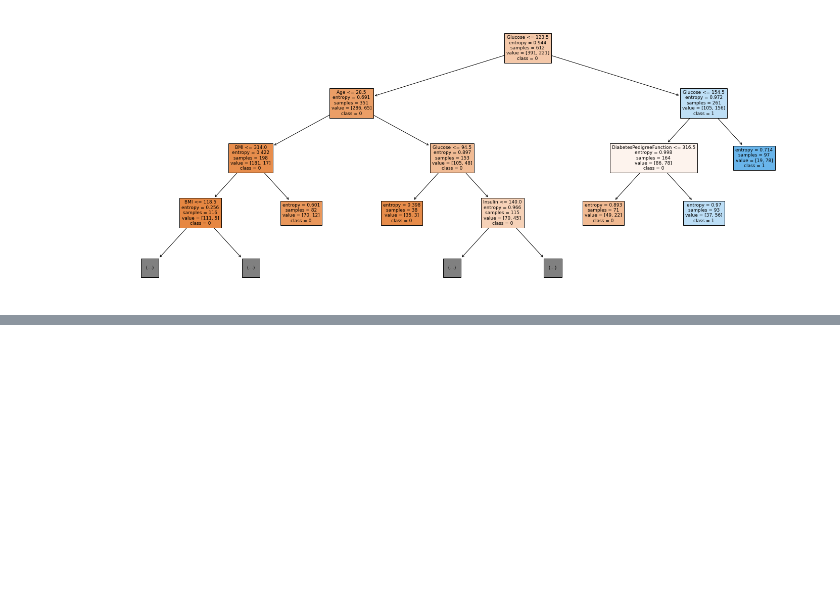
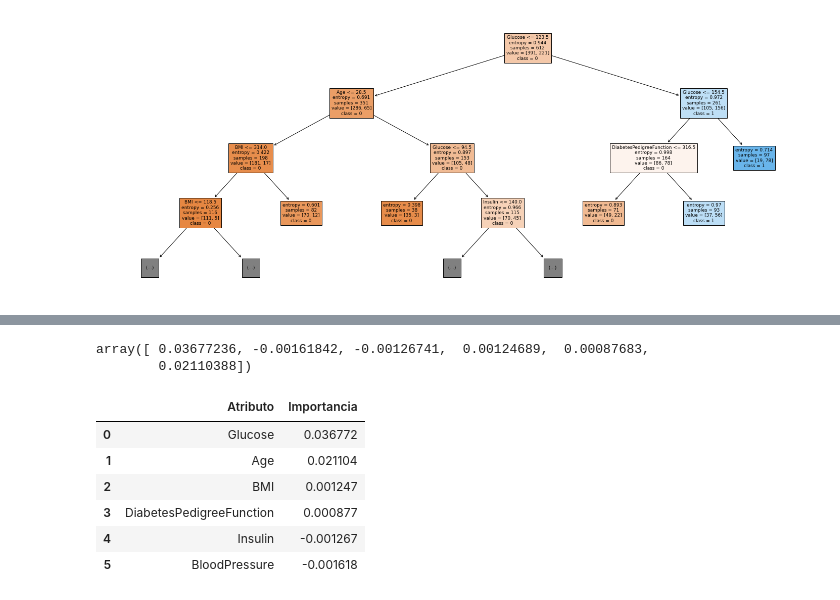
Before and after one commit to juandiegotm/BI202120, a Jupyter notebook: Laboratorio1/lab1_notebook.ipynb, the cells around one changed output, grey strips where cells are left out. Cells and saved outputs as stored; diff of their text form; code cells hidden in the pictures; blank space fills up the shorter version.

```diff
--- a/Laboratorio1/lab1_notebook.ipynb
+++ b/Laboratorio1/lab1_notebook.ipynb
@@ -652,0 +711,18 @@ fig.savefig("decision_treeCross.png")
+# %%
+importancia = linearModel.coef_[0]
+importancia
+# %% [output]
+array([ 0.03677236, -0.00161842, -0.00126741,  0.00124689,  0.00087683,
+        0.02110388])
+# %%
+importancia_atributo = pd.DataFrame(data={"Atributo": X_train.columns, "Importancia": importancia})
+importancia_atributo = importancia_atributo.sort_values(by="Importancia", ascending=False).reset_index(drop=True)
+importancia_atributo
+# %% [output]
+|  | Atributo | Importancia |
+| 0 | Glucose | 0.036772 |
+| 1 | Age | 0.021104 |
+| 2 | BMI | 0.001247 |
+| 3 | DiabetesPedigreeFunction | 0.000877 |
+| 4 | Insulin | -0.001267 |
+| 5 | BloodPressure | -0.001618 |
```
Also changed, not shown: parts of 18 cells of this notebook.
